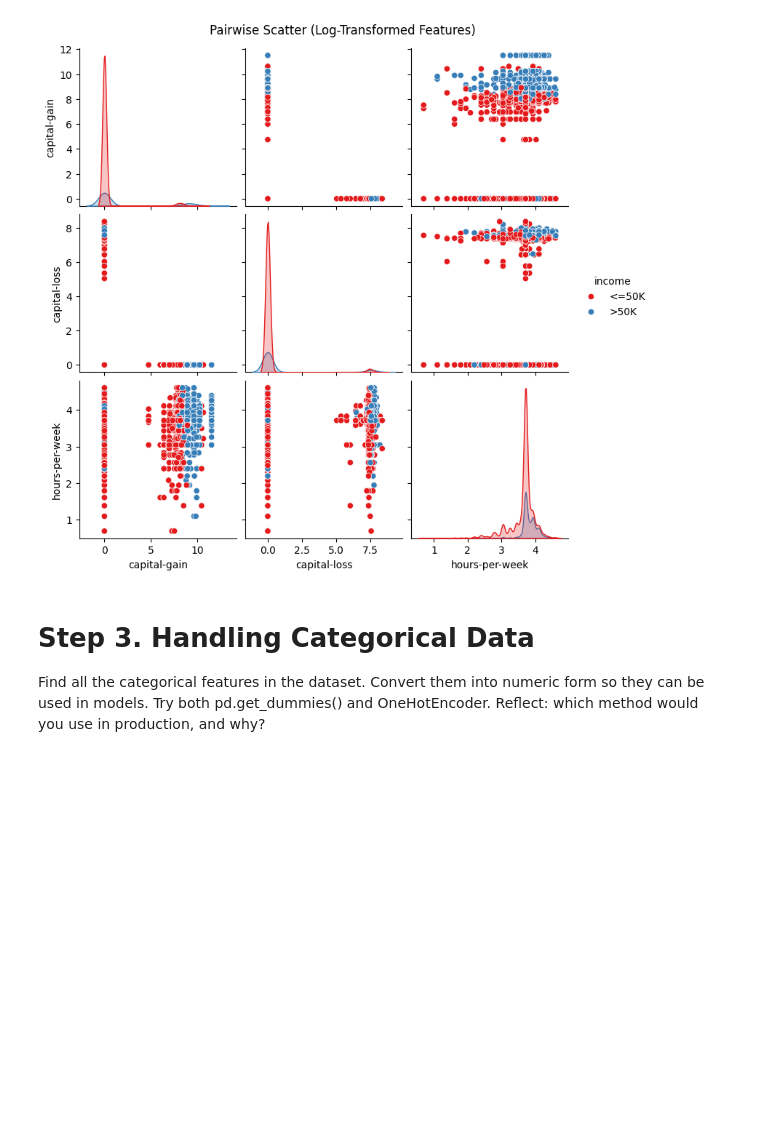
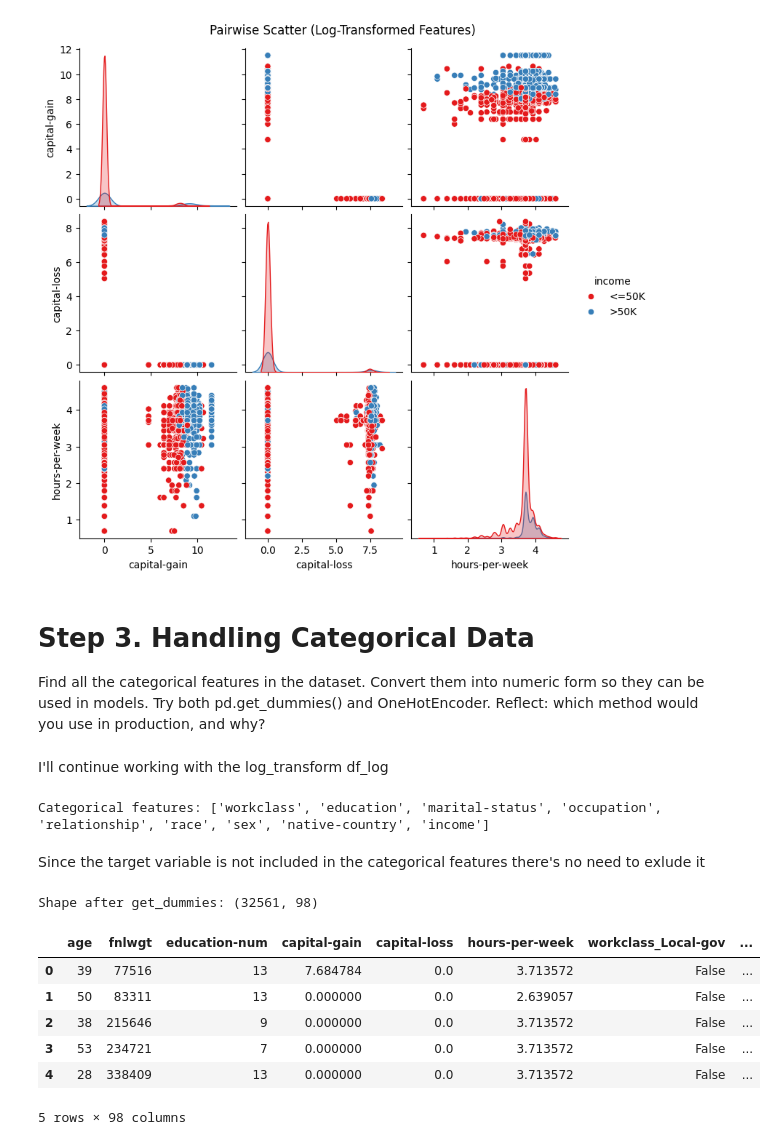
Before and after one commit to albertodiazdurana/Practice_DataScience, a Jupyter notebook: feature_preprocessing_task_w37.ipynb, the cells around one changed output. Drawn from its saved outputs; the diff is of its cells as text; code cells hidden in the pictures; blank space fills up the shorter version.

```diff
--- a/feature_preprocessing_task_w37.ipynb
+++ b/feature_preprocessing_task_w37.ipynb
@@ -147,9 +147,7 @@ df[df.isnull().all(axis=1)]
 |  | age | workclass | fnlwgt | education | education-num | marital-status | occupation | relationship | ... |
 # %%
 # handle missing values in categorical columns by replacing them with the mode
-categorical_columns = df.select_dtypes(include=['object']).columns
-for col in categorical_columns:
+cat_cols = df.select_dtypes(include=['object']).copy().columns.tolist()
+for col in cat_cols:
     mode = df[col].mode()[0]
-    df[col].fillna(mode, inplace=True)
-# Verify no missing values remain
-df.isna().sum()
+    df[col] = df[col].fillna(mode)
@@ -297,3 +292,33 @@ Find all the categorical features in the dataset.
 Convert them into numeric form so they can be used in models.
 Try both pd.get_dummies() and OneHotEncoder.
 Reflect: which method would you use in production, and why?
+# %% [markdown]
+I'll continue working with the log_transform df_log
+# %%
+df = df_log.copy()
+# %%
+print("Categorical features:", list(cat_cols))
+# %% [output]
+Categorical features: ['workclass', 'education', 'marital-status', 'occupation', 'relationship', 'race', 'sex', 'native-country', 'income']
+# %% [markdown]
+Since the target variable is not included in the categorical features there's no need to exlude it
+# %%
+# One-hot encoding with pandas
+df_dummies = pd.get_dummies(df, columns=cat_cols, drop_first=True)
+
+'''
+Expands each categorical feature into multiple binary columns.
+drop_first=True avoids the dummy variable trap (collinearity).
+'''
+
+print("Shape after get_dummies:", df_dummies.shape)
+df_dummies.head()
+# %% [output]
+Shape after get_dummies: (32561, 98)
+|  | age | fnlwgt | education-num | capital-gain | capital-loss | hours-per-week | workclass_Local-gov | ... |
+| 0 | 39 | 77516 | 13 | 7.684784 | 0.0 | 3.713572 | False | ... |
+| 1 | 50 | 83311 | 13 | 0.000000 | 0.0 | 2.639057 | False | ... |
+| 2 | 38 | 215646 | 9 | 0.000000 | 0.0 | 3.713572 | False | ... |
+| 3 | 53 | 234721 | 7 | 0.000000 | 0.0 | 3.713572 | False | ... |
+| 4 | 28 | 338409 | 13 | 0.000000 | 0.0 | 3.713572 | False | ... |
+5 rows × 98 columns
```
Also changed, not shown: parts of 6 cells of this notebook.
